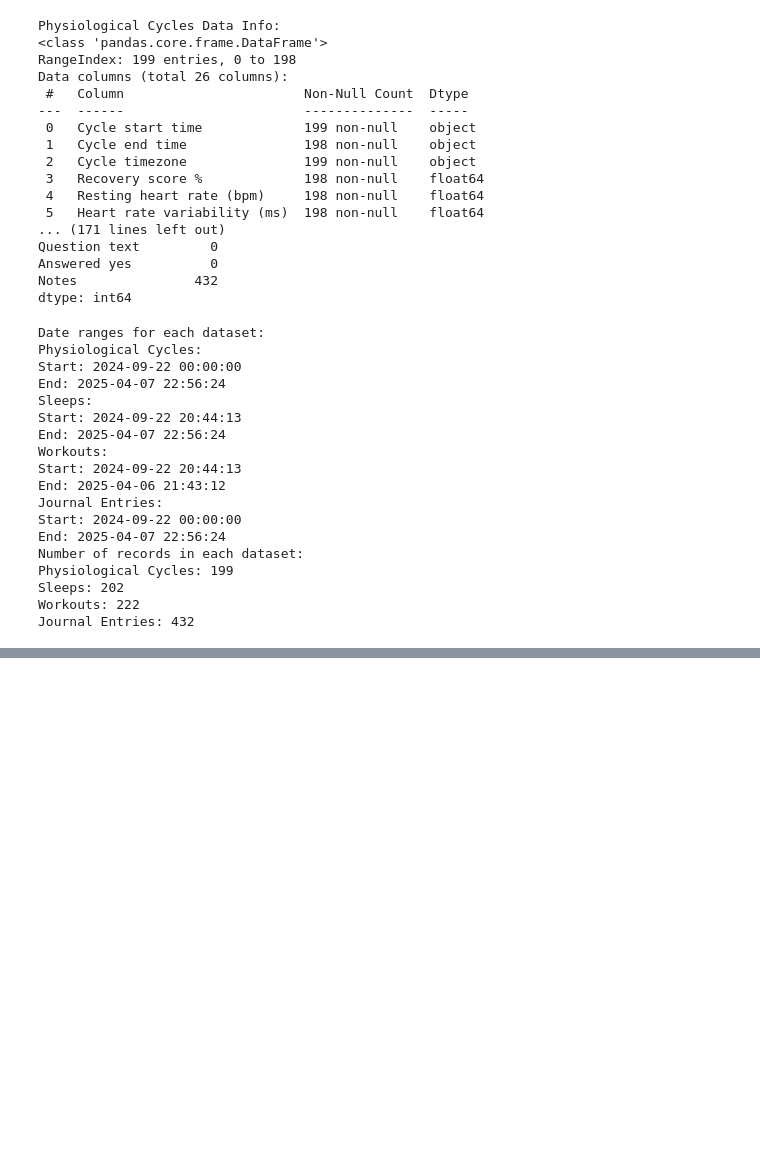
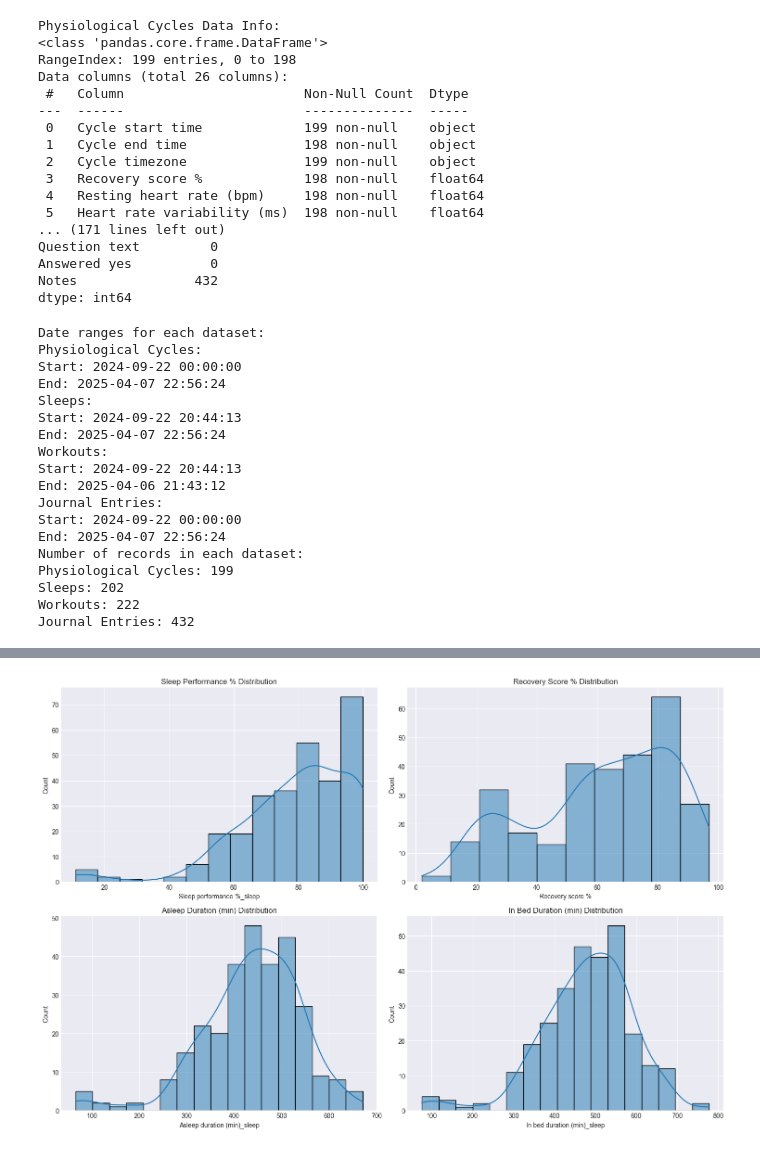
Before and after one commit to apoorvagupta-12/whoop, a Jupyter notebook: EDA/EDA.ipynb, the cells around one changed output, grey strips where cells are left out. Saved outputs shown, nothing was run; the diff lists cells and outputs as text; code cells hidden in the pictures; blank space fills up the shorter version.

```diff
--- a/EDA/EDA.ipynb
+++ b/EDA/EDA.ipynb
@@ -230,0 +284,98 @@ Data merging, cleaning, and initial EDA completed.
+# %%
+# Let's check for outliers and handle them
+
+import matplotlib.pyplot as plt
+import seaborn as sns
+
+# For Sleep Quality Prediction
+# Let's look at the distribution of key variables
+plt.figure(figsize=(15, 10))
+
+plt.subplot(2, 2, 1)
+sns.histplot(sleep_merged_clean['Sleep performance %_sleep'], kde=True)
+plt.title('Sleep Performance % Distribution')
+
+plt.subplot(2, 2, 2)
+sns.histplot(sleep_merged_clean['Recovery score %'], kde=True)
+plt.title('Recovery Score % Distribution')
+
+plt.subplot(2, 2, 3)
+sns.histplot(sleep_merged_clean['Asleep duration (min)_sleep'], kde=True)
+plt.title('Asleep Duration (min) Distribution')
+
+plt.subplot(2, 2, 4)
+sns.histplot(sleep_merged_clean['In bed duration (min)_sleep'], kde=True)
+plt.title('In Bed Duration (min) Distribution')
+
+plt.tight_layout()
+plt.show()
+
+# For Recovery and Activity Impact Analysis
+plt.figure(figsize=(15, 10))
+
+plt.subplot(2, 2, 1)
+sns.histplot(recovery_merged_clean['Day Strain'], kde=True)
+plt.title('Day Strain Distribution')
+
+plt.subplot(2, 2, 2)
+sns.histplot(recovery_merged_clean['Energy burned (cal)_phys'], kde=True)
+plt.title('Energy Burned (cal) Distribution')
+
+plt.subplot(2, 2, 3)
+sns.histplot(recovery_merged_clean['Duration (min)'], kde=True)
+plt.title('Workout Duration (min) Distribution')
+
+plt.subplot(2, 2, 4)
+sns.histplot(recovery_merged_clean['Activity Strain'], kde=True)
+plt.title('Activity Strain Distribution')
+
+plt.tight_layout()
+plt.show()
+
+# Check for outliers using boxplots
+plt.figure(figsize=(15, 10))
+
+plt.subplot(2, 2, 1)
+sns.boxplot(y=sleep_merged_clean['Sleep performance %_sleep'])
+plt.title('Sleep Performance % Boxplot')
+
+plt.subplot(2, 2, 2)
+sns.boxplot(y=sleep_merged_clean['Recovery score %'])
+plt.title('Recovery Score % Boxplot')
+
+plt.subplot(2, 2, 3)
+sns.boxplot(y=sleep_merged_clean['Asleep duration (min)_sleep'])
+plt.title('Asleep Duration (min) Boxplot')
+
+plt.subplot(2, 2, 4)
+sns.boxplot(y=sleep_merged_clean['In bed duration (min)_sleep'])
+plt.title('In Bed Duration (min) Boxplot')
+
+plt.tight_layout()
+plt.show()
+
+# Check for outliers in recovery data
+plt.figure(figsize=(15, 10))
+
+plt.subplot(2, 2, 1)
+sns.boxplot(y=recovery_merged_clean['Day Strain'])
+plt.title('Day Strain Boxplot')
+
+plt.subplot(2, 2, 2)
+sns.boxplot(y=recovery_merged_clean['Energy burned (cal)_phys'])
+plt.title('Energy Burned (cal) Boxplot')
+
+plt.subplot(2, 2, 3)
+sns.boxplot(y=recovery_merged_clean['Duration (min)'])
+plt.title('Workout Duration (min) Boxplot')
+
+plt.subplot(2, 2, 4)
+sns.boxplot(y=recovery_merged_clean['Activity Strain'])
+plt.title('Activity Strain Boxplot')
+
+plt.tight_layout()
+plt.show()
+
+print('Distribution and outlier analysis completed.')
+# %% [output]
+[figure, added]
```
Also changed, not shown: parts of 4 cells of this notebook, 2 other files.
